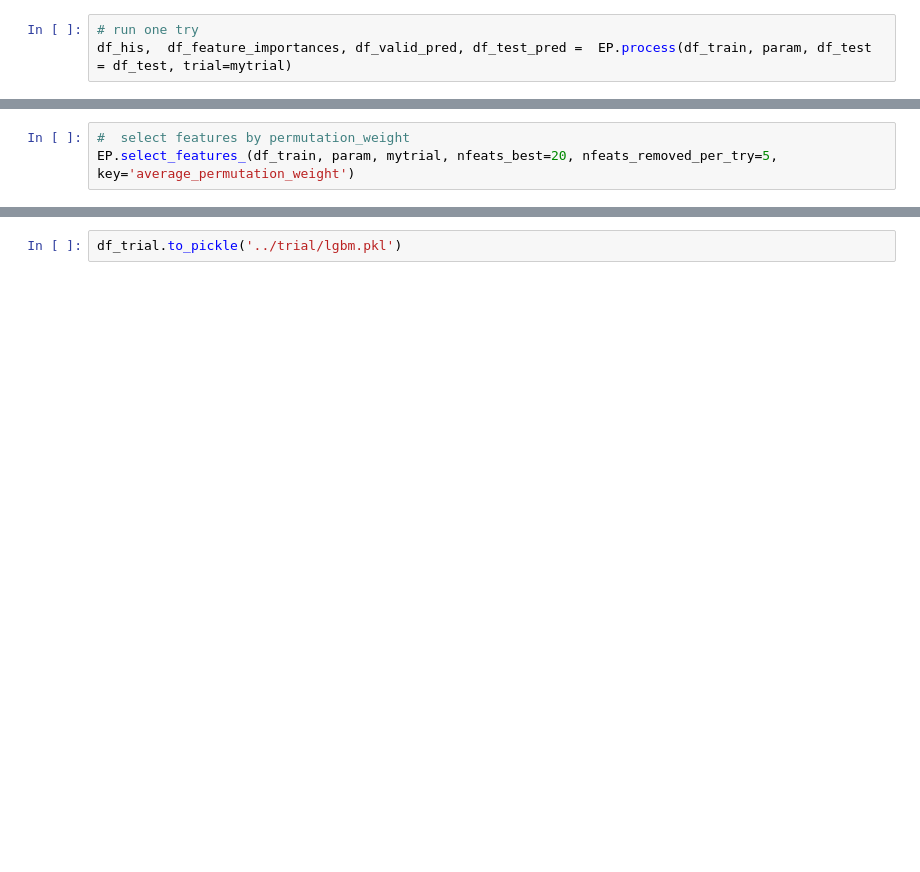
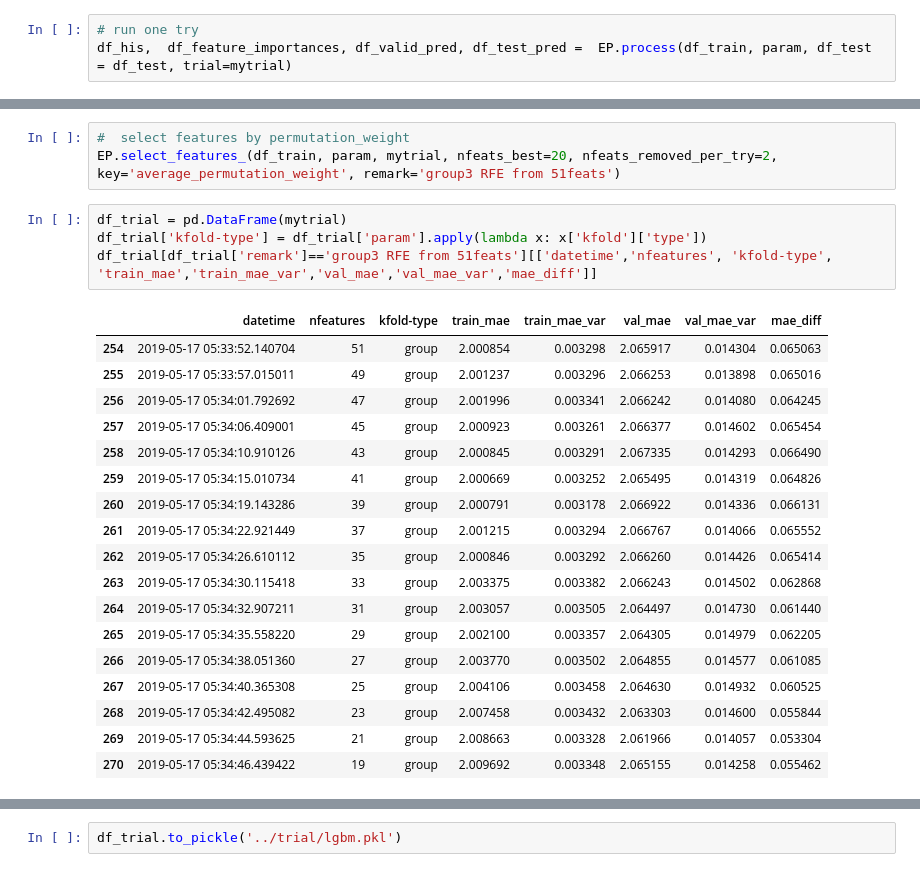
Before and after one commit to arhow/LANLEarthquakePrediction2019, a Jupyter notebook: lgbm.ipynb, the cells around one changed output, grey strips where cells are left out. Saved outputs shown, nothing was run; the diff lists cells and outputs as text; blank space fills up the shorter version.

```diff
--- a/lgbm.ipynb
+++ b/lgbm.ipynb
@@ -113,6 +271,29 @@ df_his,  df_feature_importances, df_valid_pred, df_test_pred =  EP.process(df_tr
 # %%
 #  select features by permutation_weight
-EP.select_features_(df_train, param, mytrial, nfeats_best=20, nfeats_removed_per_try=5, key='average_permutation_weight')
+EP.select_features_(df_train, param, mytrial, nfeats_best=20, nfeats_removed_per_try=2, key='average_permutation_weight', remark='group3 RFE from 51feats')
+# %%
+df_trial = pd.DataFrame(mytrial)
+df_trial['kfold-type'] = df_trial['param'].apply(lambda x: x['kfold']['type'])
+df_trial[df_trial['remark']=='group3 RFE from 51feats'][['datetime','nfeatures', 'kfold-type', 'train_mae','train_mae_var','val_mae','val_mae_var','mae_diff']]
+# %% [output]
+|  | datetime | nfeatures | kfold-type | train_mae | train_mae_var | val_mae | val_mae_var | mae_diff |
+| 254 | 2019-05-17 05:33:52.140704 | 51 | group | 2.000854 | 0.003298 | 2.065917 | 0.014304 | 0.065063 |
+| 255 | 2019-05-17 05:33:57.015011 | 49 | group | 2.001237 | 0.003296 | 2.066253 | 0.013898 | 0.065016 |
+| 256 | 2019-05-17 05:34:01.792692 | 47 | group | 2.001996 | 0.003341 | 2.066242 | 0.014080 | 0.064245 |
+| 257 | 2019-05-17 05:34:06.409001 | 45 | group | 2.000923 | 0.003261 | 2.066377 | 0.014602 | 0.065454 |
+| 258 | 2019-05-17 05:34:10.910126 | 43 | group | 2.000845 | 0.003291 | 2.067335 | 0.014293 | 0.066490 |
+| 259 | 2019-05-17 05:34:15.010734 | 41 | group | 2.000669 | 0.003252 | 2.065495 | 0.014319 | 0.064826 |
+| 260 | 2019-05-17 05:34:19.143286 | 39 | group | 2.000791 | 0.003178 | 2.066922 | 0.014336 | 0.066131 |
+| 261 | 2019-05-17 05:34:22.921449 | 37 | group | 2.001215 | 0.003294 | 2.066767 | 0.014066 | 0.065552 |
+| 262 | 2019-05-17 05:34:26.610112 | 35 | group | 2.000846 | 0.003292 | 2.066260 | 0.014426 | 0.065414 |
+| 263 | 2019-05-17 05:34:30.115418 | 33 | group | 2.003375 | 0.003382 | 2.066243 | 0.014502 | 0.062868 |
+| 264 | 2019-05-17 05:34:32.907211 | 31 | group | 2.003057 | 0.003505 | 2.064497 | 0.014730 | 0.061440 |
+| 265 | 2019-05-17 05:34:35.558220 | 29 | group | 2.002100 | 0.003357 | 2.064305 | 0.014979 | 0.062205 |
+| 266 | 2019-05-17 05:34:38.051360 | 27 | group | 2.003770 | 0.003502 | 2.064855 | 0.014577 | 0.061085 |
+| 267 | 2019-05-17 05:34:40.365308 | 25 | group | 2.004106 | 0.003458 | 2.064630 | 0.014932 | 0.060525 |
+| 268 | 2019-05-17 05:34:42.495082 | 23 | group | 2.007458 | 0.003432 | 2.063303 | 0.014600 | 0.055844 |
+| 269 | 2019-05-17 05:34:44.593625 | 21 | group | 2.008663 | 0.003328 | 2.061966 | 0.014057 | 0.053304 |
+| 270 | 2019-05-17 05:34:46.439422 | 19 | group | 2.009692 | 0.003348 | 2.065155 | 0.014258 | 0.055462 |
 # %%
 #  tune hypterparameters
 def objective(trial):
```
Also changed, not shown: parts of 22 cells of this notebook, 15 other files.
